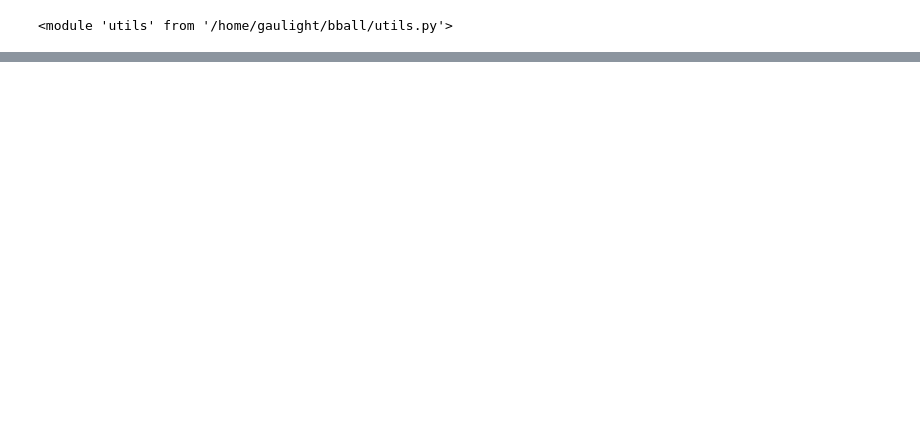
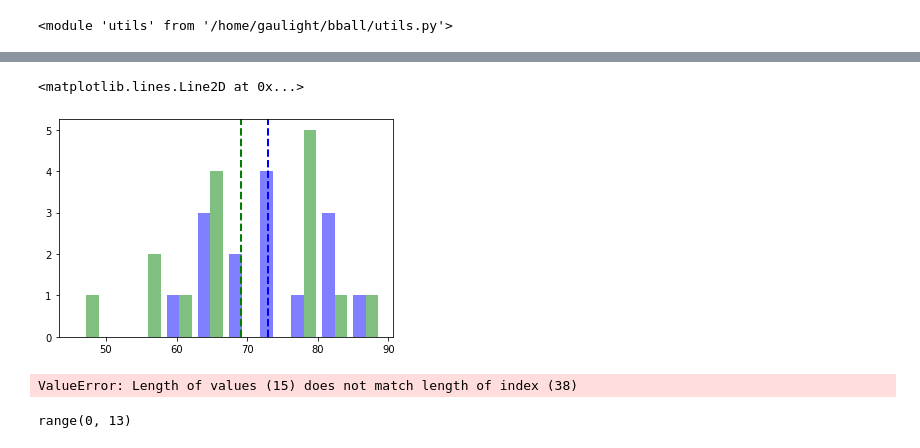
Before and after one commit to gaulight42/bball1, a Jupyter notebook: ncaaBball2022.ipynb, the cells around one changed output, grey strips where cells are left out. Drawn from its saved outputs; the diff is of its cells as text; code cells hidden in the pictures; blank space fills up the shorter version.

```diff
--- a/ncaaBball2022.ipynb
+++ b/ncaaBball2022.ipynb
@@ -950,0 +1006,9 @@ output_file("foo.html")
+# %%
+def meanl(lst):
+    return sum(lst) / len(lst)
+plt.hist([um, msu], color=['b','g'], alpha=0.5)
+plt.axvline(meanl(um), color='b', linestyle='dashed', linewidth=2)
+plt.axvline(meanl(msu), color='g', linestyle='dashed', linewidth=2)
+# %% [output]
+<matplotlib.lines.Line2D at 0x...>
+[figure, added]
@@ -950,0 +1018,14 @@ output_file("foo.html")
+# %%
+
+
+        score1=predicted_score["s1"].mean(axis=0).round(),
+        score1error=predicted_score["s1"].std(axis=0),
+        score2=predicted_score["s2"].mean(axis=0).round(),
+        score2error=predicted_score["s2"].std(axis=0),
+)
+# %% [output]
+ValueError: Length of values (15) does not match length of index (38)
+# %%
+range(0,13)
+# %% [output]
+range(0, 13)
```
Also changed, not shown: parts of 17 cells of this notebook, 1 other file.
